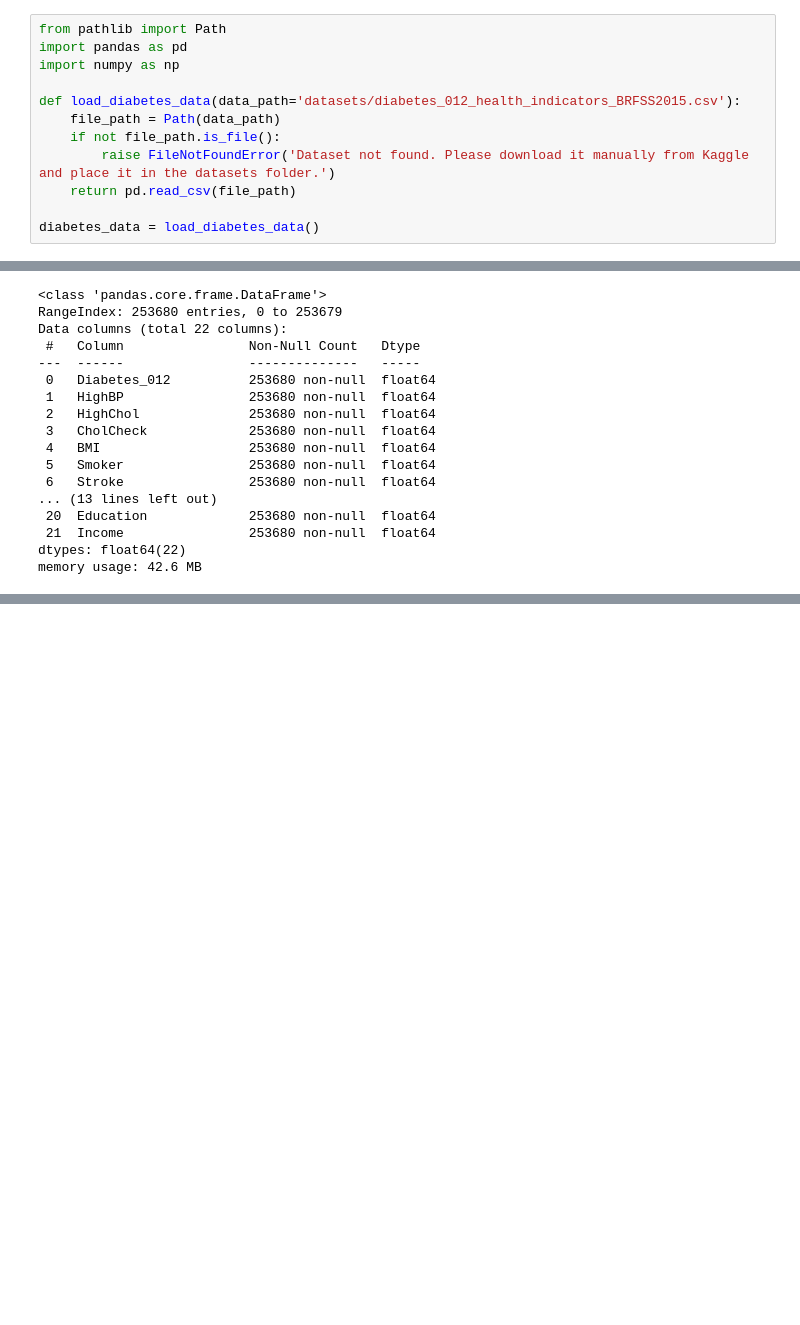
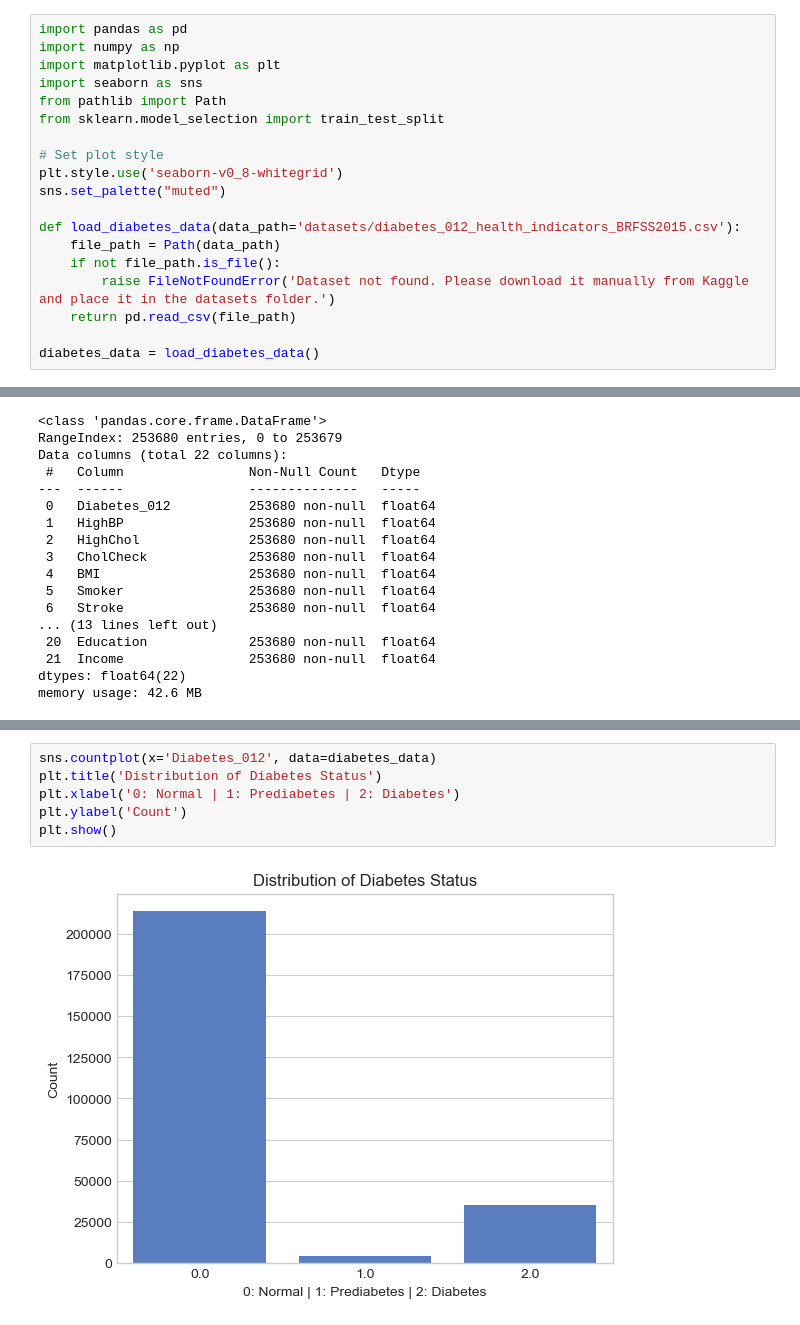
Before and after one commit to jayjay0317/Diabetes-ML-Pipeline-Analysis, a Jupyter notebook: 01_Diabetes_Exploratory_Analysis.ipynb, the cells around one changed output, grey strips where cells are left out. Cells and saved outputs as stored; diff of their text form; blank space fills up the shorter version.

```diff
--- a/01_Diabetes_Exploratory_Analysis.ipynb
+++ b/01_Diabetes_Exploratory_Analysis.ipynb
@@ -3,7 +9,14 @@
 # %%
-from pathlib import Path
 import pandas as pd
 import numpy as np
+import matplotlib.pyplot as plt
+import seaborn as sns
+from pathlib import Path
+from sklearn.model_selection import train_test_split
+
+# Set plot style
+plt.style.use('seaborn-v0_8-whitegrid')
+sns.set_palette("muted")
 
 def load_diabetes_data(data_path='datasets/diabetes_012_health_indicators_BRFSS2015.csv'):
     file_path = Path(data_path)
@@ -65,0 +89,8 @@ Name: count, dtype: int64
+# %%
+sns.countplot(x='Diabetes_012', data=diabetes_data)
+plt.title('Distribution of Diabetes Status')
+plt.xlabel('0: Normal | 1: Prediabetes | 2: Diabetes')
+plt.ylabel('Count')
+plt.show()
+# %% [output]
+[figure, added]
```
Also changed, not shown: parts of 9 cells of this notebook.
